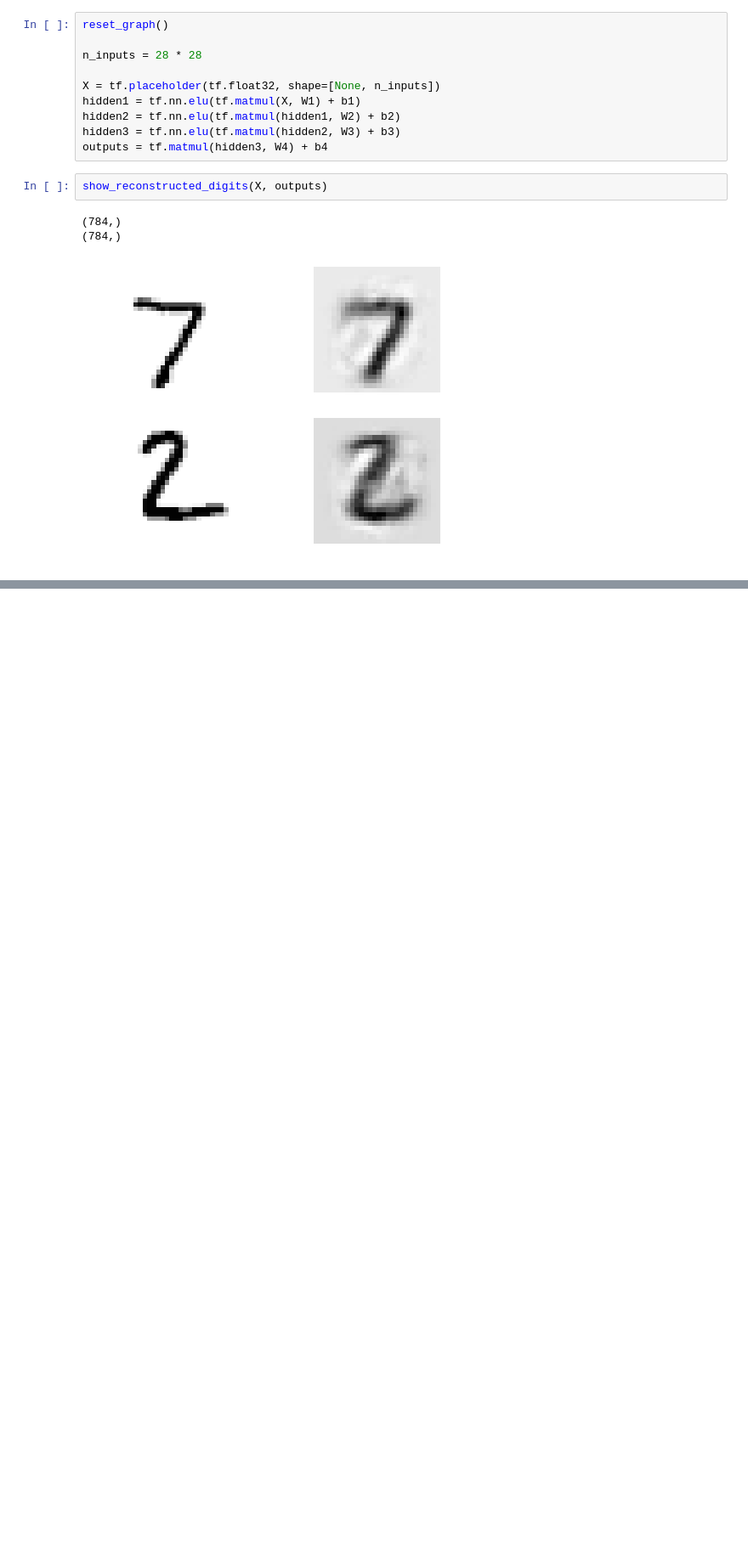
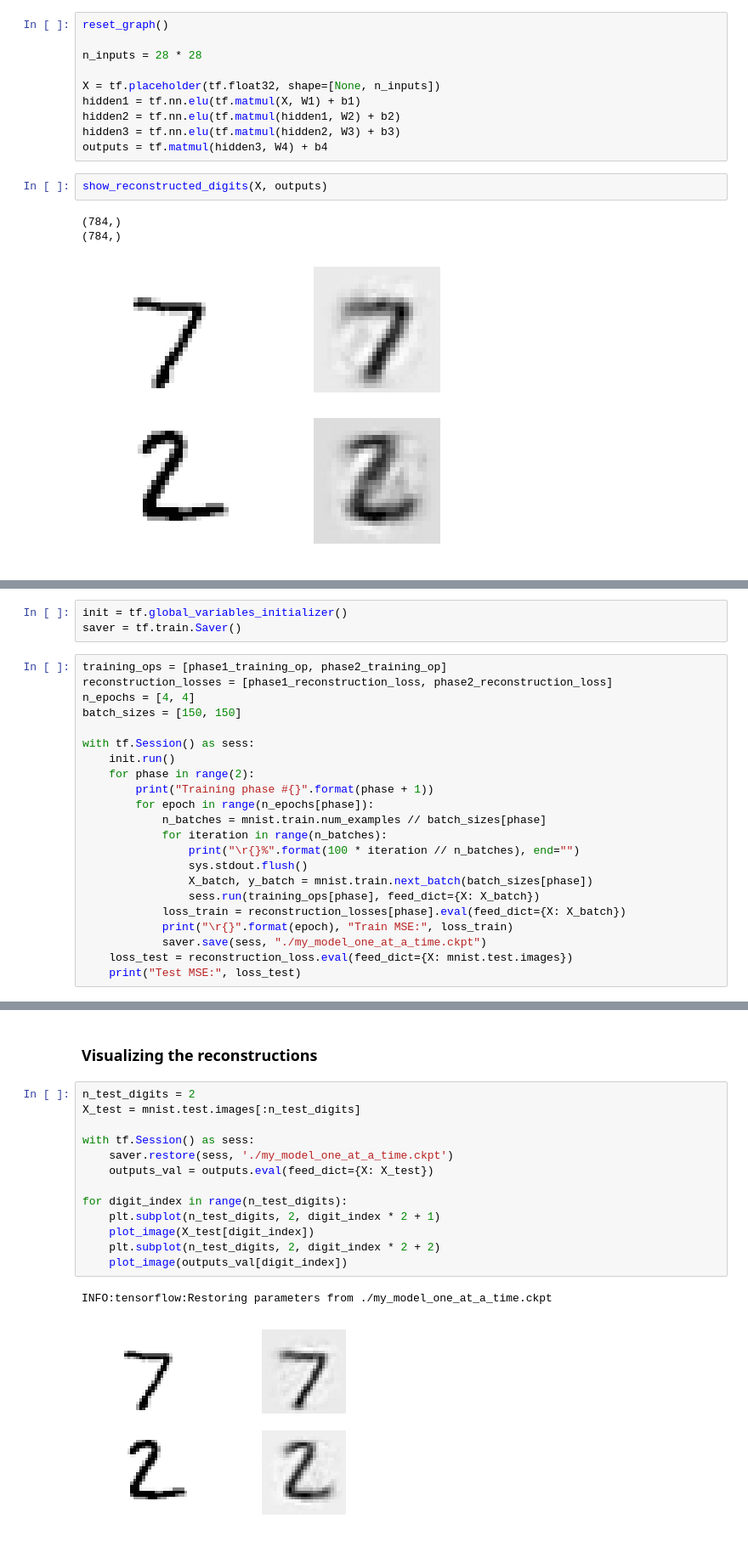
Before and after one commit to yl238/murphy-book, a Jupyter notebook: tensorflow/15-Autoencoders.ipynb, the cells around one changed output, grey strips where cells are left out. Shown at 85% size. Drawn from its saved outputs; the diff is of its cells as text; blank space fills up the shorter version.

```diff
--- a/tensorflow/15-Autoencoders.ipynb
+++ b/tensorflow/15-Autoencoders.ipynb
@@ -305,0 +365,25 @@ show_graph(tf.get_default_graph())
+# %%
+init = tf.global_variables_initializer()
+saver = tf.train.Saver()
+# %%
+training_ops = [phase1_training_op, phase2_training_op]
+reconstruction_losses = [phase1_reconstruction_loss, phase2_reconstruction_loss]
+n_epochs = [4, 4]
+batch_sizes = [150, 150]
+
+with tf.Session() as sess:
+    init.run()
+    for phase in range(2):
+        print("Training phase #{}".format(phase + 1))
+        for epoch in range(n_epochs[phase]):
+            n_batches = mnist.train.num_examples // batch_sizes[phase]
+            for iteration in range(n_batches):
+                print("\r{}%".format(100 * iteration // n_batches), end="")
+                sys.stdout.flush()
+                X_batch, y_batch = mnist.train.next_batch(batch_sizes[phase])
+                sess.run(training_ops[phase], feed_dict={X: X_batch})
+            loss_train = reconstruction_losses[phase].eval(feed_dict={X: X_batch})
+            print("\r{}".format(epoch), "Train MSE:", loss_train)
+            saver.save(sess, "./my_model_one_at_a_time.ckpt")
+    loss_test = reconstruction_loss.eval(feed_dict={X: mnist.test.images})
+    print("Test MSE:", loss_test)
@@ -305,0 +402,18 @@ show_graph(tf.get_default_graph())
+# %% [markdown]
+### Visualizing the reconstructions
+# %%
+n_test_digits = 2
+X_test = mnist.test.images[:n_test_digits]
+
+with tf.Session() as sess:
+    saver.restore(sess, './my_model_one_at_a_time.ckpt')
+    outputs_val = outputs.eval(feed_dict={X: X_test})
+
+for digit_index in range(n_test_digits):
+    plt.subplot(n_test_digits, 2, digit_index * 2 + 1)
+    plot_image(X_test[digit_index])
+    plt.subplot(n_test_digits, 2, digit_index * 2 + 2)
+    plot_image(outputs_val[digit_index])
+# %% [output]
+INFO:tensorflow:Restoring parameters from ./my_model_one_at_a_time.ckpt
+[figure, added]
```
Also changed, not shown: parts of 7 cells of this notebook, 4 other files.
